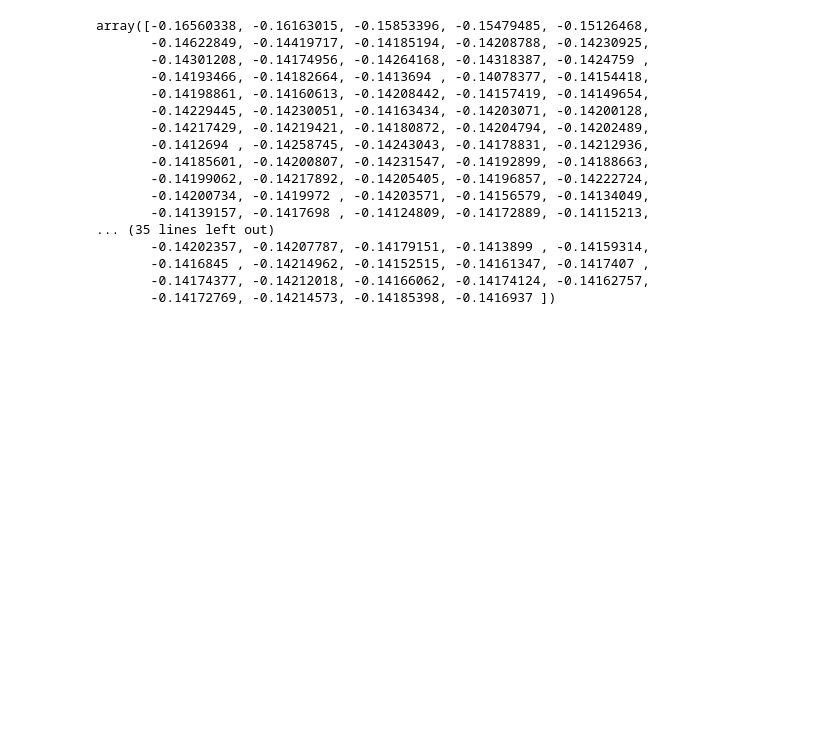
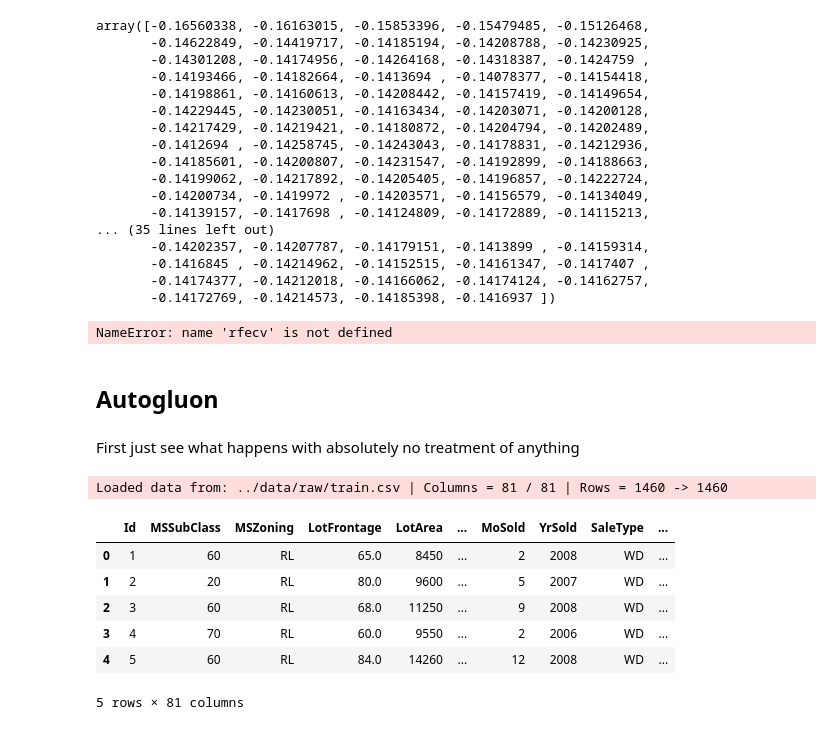
Before and after one commit to cameronthieme/house_values, a Jupyter notebook: notebooks/explore2.ipynb, the cells around one changed output. Cells and saved outputs as stored; diff of their text form; code cells hidden in the pictures; blank space fills up the shorter version.

Commit message:
lots of changes, notebooks added, autogluon, submission

```diff
--- a/notebooks/explore2.ipynb
+++ b/notebooks/explore2.ipynb
@@ -365,3 +369,25 @@ array([-0.16560338, -0.16163015, -0.15853396, -0.15479485, -0.15126468,
        -0.1416845 , -0.14214962, -0.14152515, -0.14161347, -0.1417407 ,
        -0.14174377, -0.14212018, -0.14166062, -0.14174124, -0.14162757,
        -0.14172769, -0.14214573, -0.14185398, -0.1416937 ])
+# %%
+rfecv
+# %% [output]
+NameError: name 'rfecv' is not defined
+# %% [markdown]
+## Autogluon
+# %% [markdown]
+First just see what happens with absolutely no treatment of anything
+# %%
+train_data = TabularDataset('../data/raw/train.csv')
+# %% [output]
+Loaded data from: ../data/raw/train.csv | Columns = 81 / 81 | Rows = 1460 -> 1460
+# %%
+train_data.head()
+# %% [output]
+|  | Id | MSSubClass | MSZoning | LotFrontage | LotArea | ... | MoSold | YrSold | SaleType | ... |
+| 0 | 1 | 60 | RL | 65.0 | 8450 | ... | 2 | 2008 | WD | ... |
+| 1 | 2 | 20 | RL | 80.0 | 9600 | ... | 5 | 2007 | WD | ... |
+| 2 | 3 | 60 | RL | 68.0 | 11250 | ... | 9 | 2008 | WD | ... |
+| 3 | 4 | 70 | RL | 60.0 | 9550 | ... | 2 | 2006 | WD | ... |
+| 4 | 5 | 60 | RL | 84.0 | 14260 | ... | 12 | 2008 | WD | ... |
+5 rows × 81 columns
```
Also changed, not shown: parts of 22 cells of this notebook, 40 other files.
